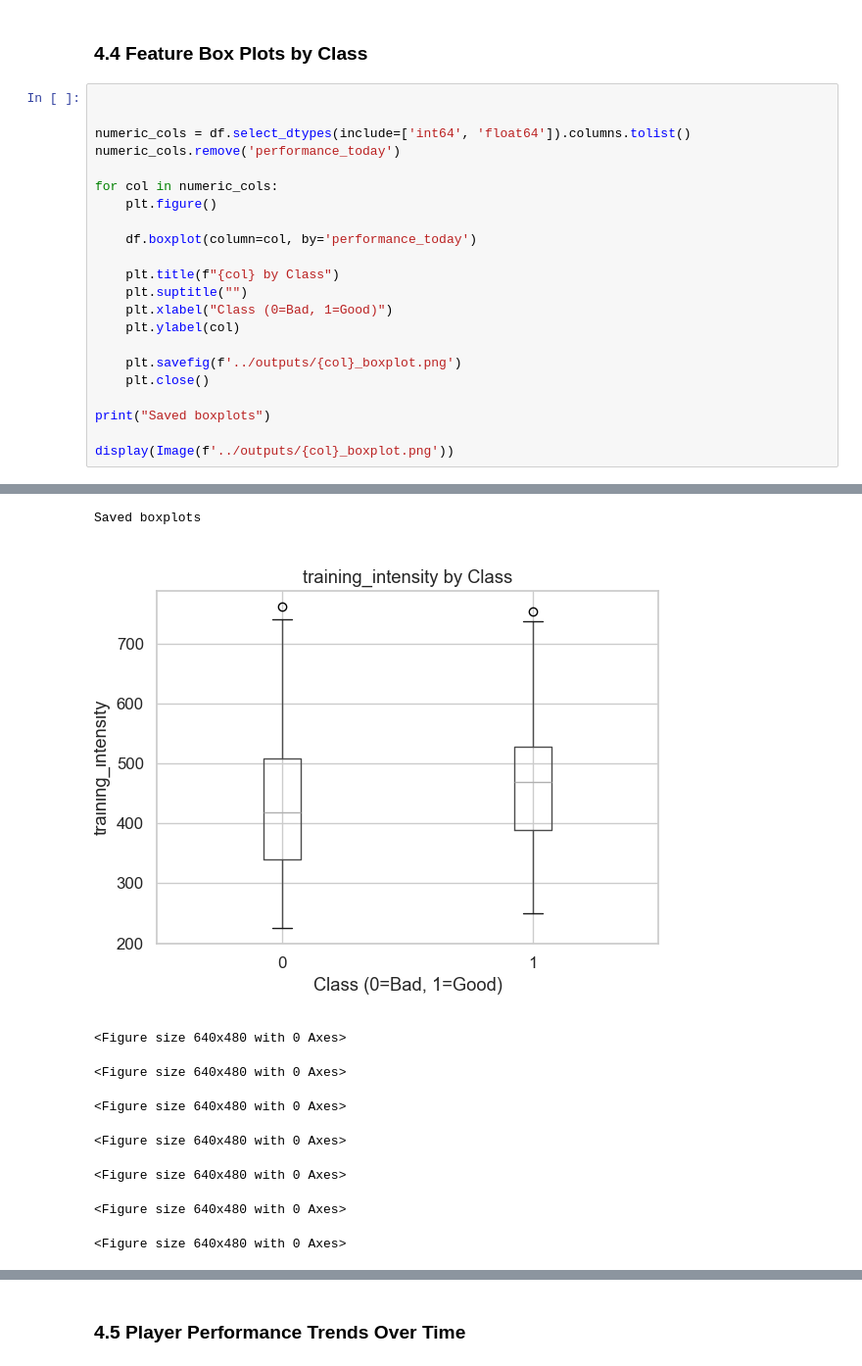
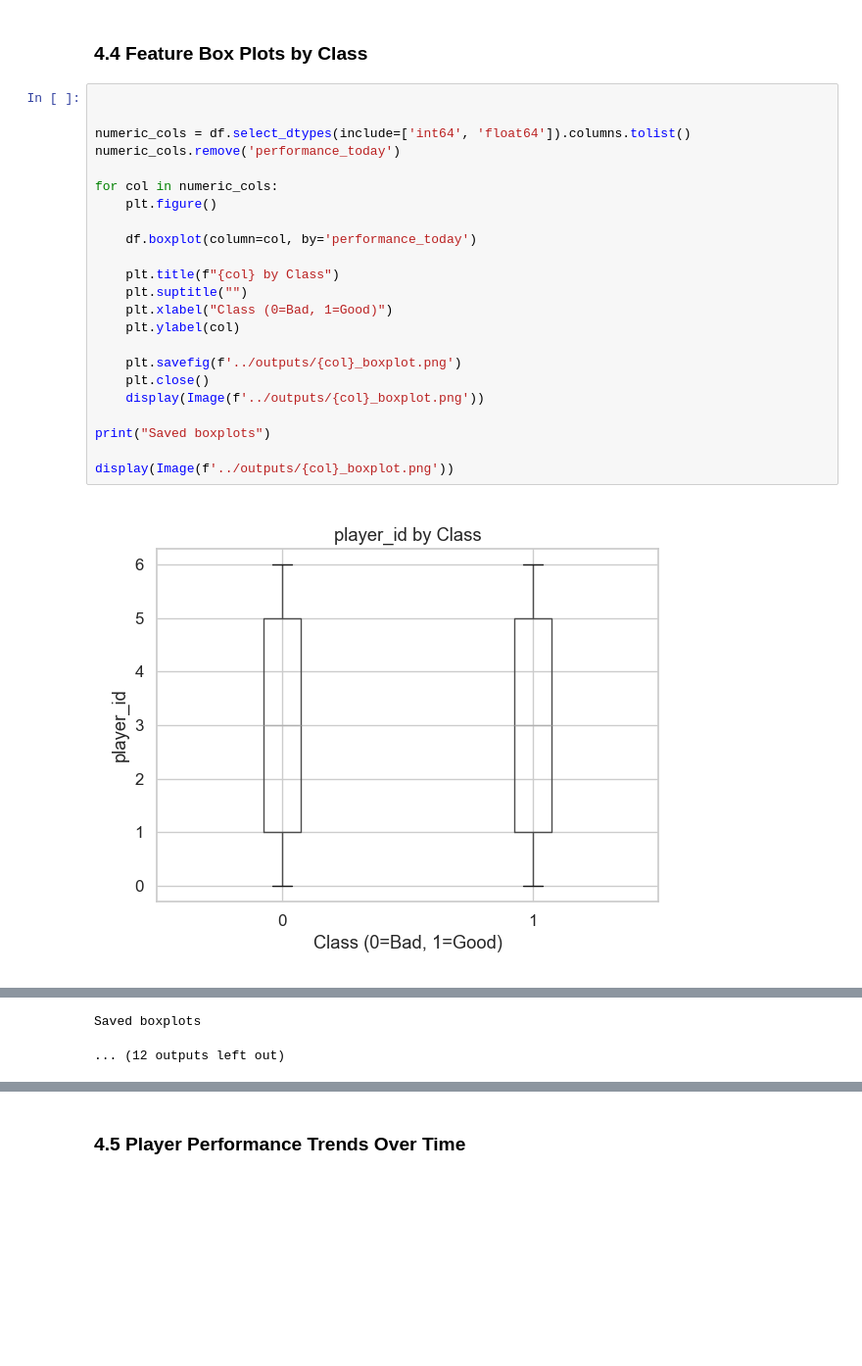
Before and after one commit to ritamrabha/Football-Performance-Prediction, a Jupyter notebook: notebooks/Football_Performance_Prediction.ipynb, the cells around one changed output, grey strips where cells are left out. Shown at 98% size. Cells and saved outputs as stored; diff of their text form; blank space fills up the shorter version.

```diff
--- a/notebooks/Football_Performance_Prediction.ipynb
+++ b/notebooks/Football_Performance_Prediction.ipynb
@@ -237,23 +247,25 @@ Saved to ../outputs/correlation_heatmap.png
 # %%
 
 
 numeric_cols = df.select_dtypes(include=['int64', 'float64']).columns.tolist()
 numeric_cols.remove('performance_today')
 
 for col in numeric_cols:
     plt.figure()
 
     df.boxplot(column=col, by='performance_today')
 
     plt.title(f"{col} by Class")
     plt.suptitle("")
     plt.xlabel("Class (0=Bad, 1=Good)")
     plt.ylabel(col)
 
     plt.savefig(f'../outputs/{col}_boxplot.png')
     plt.close()
+    display(Image(f'../outputs/{col}_boxplot.png'))
 
 print("Saved boxplots")
 
 display(Image(f'../outputs/{col}_boxplot.png'))
 # %% [output]
+[figure, new version]
@@ -260,9 +282,2 @@ display(Image(f'../outputs/{col}_boxplot.png'))
 Saved boxplots
-[figure, old version]
-<Figure size 640x480 with 0 Axes>
+... (12 outputs left out)
-<Figure size 640x480 with 0 Axes>
-<Figure size 640x480 with 0 Axes>
-<Figure size 640x480 with 0 Axes>
-<Figure size 640x480 with 0 Axes>
-<Figure size 640x480 with 0 Axes>
-<Figure size 640x480 with 0 Axes>
```
Also changed, not shown: parts of 19 cells of this notebook, 12 other files.
